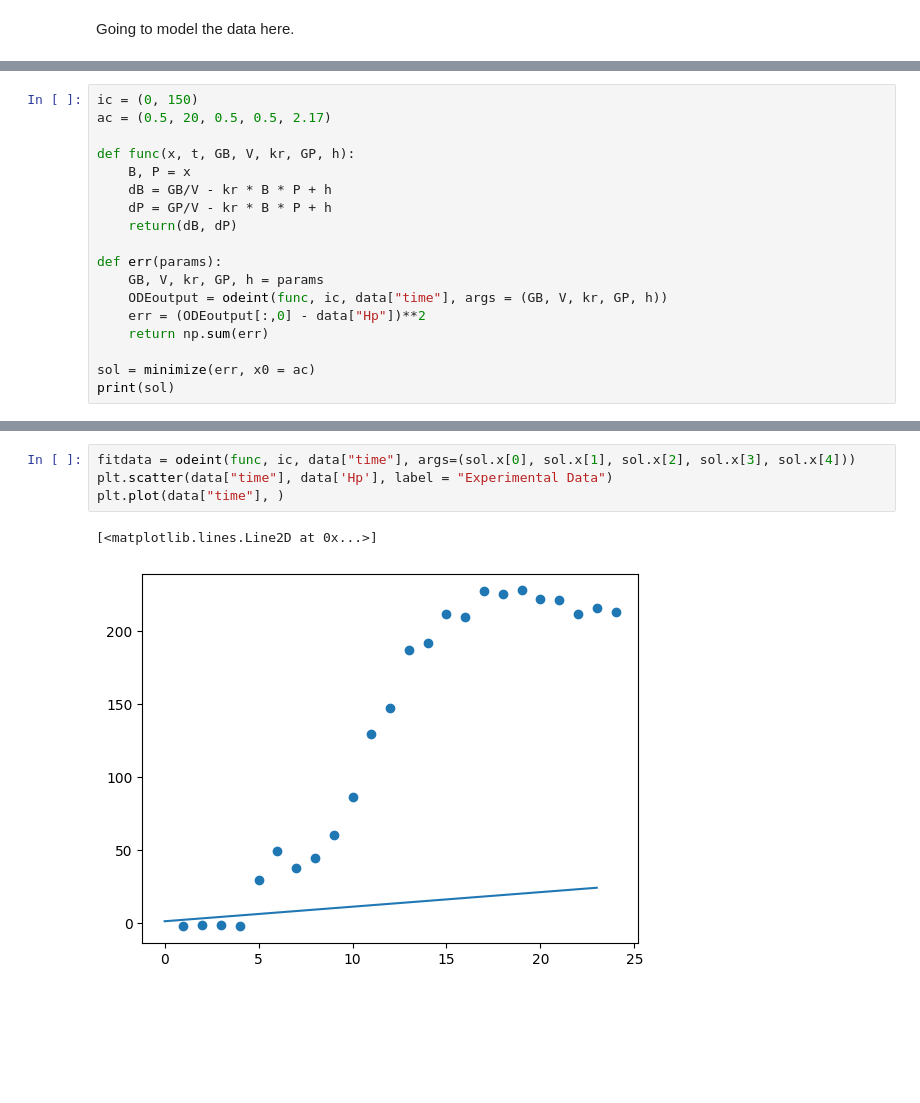
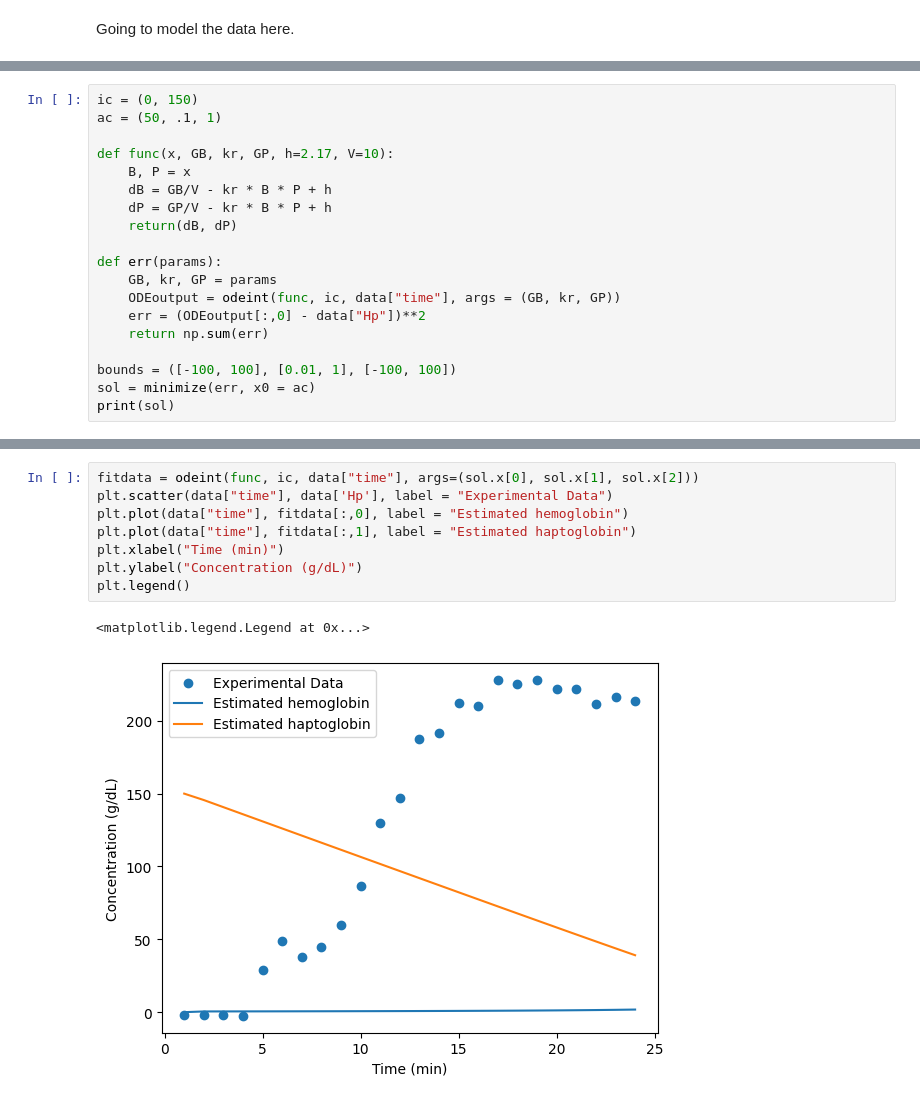
Before and after one commit to mdsnbutler/ChE2410-Project-2, a Jupyter notebook: 2_data_modelling.ipynb, the cells around one changed output, grey strips where cells are left out. Saved outputs shown, nothing was run; the diff lists cells and outputs as text; blank space fills up the shorter version.

```diff
--- a/2_data_modelling.ipynb
+++ b/2_data_modelling.ipynb
@@ -10,20 +12,21 @@ from scipy.optimize import minimize
 data = pd.read_excel('data.xlsx')
 # %%
 ic = (0, 150)
-ac = (0.5, 20, 0.5, 0.5, 2.17)
+ac = (50, .1, 1)
 
-def func(x, t, GB, V, kr, GP, h):
+def func(x, GB, kr, GP, h=2.17, V=10):
     B, P = x
     dB = GB/V - kr * B * P + h
     dP = GP/V - kr * B * P + h
     return(dB, dP)
 
 def err(params):
-    GB, V, kr, GP, h = params
-    ODEoutput = odeint(func, ic, data["time"], args = (GB, V, kr, GP, h))
+    GB, kr, GP = params
+    ODEoutput = odeint(func, ic, data["time"], args = (GB, kr, GP))
     err = (ODEoutput[:,0] - data["Hp"])**2
     return np.sum(err)
 
+bounds = ([-100, 100], [0.01, 1], [-100, 100])
 sol = minimize(err, x0 = ac)
 print(sol)
 # %% [output]
@@ -45,7 +61,11 @@ print(sol)
 # %%
-fitdata = odeint(func, ic, data["time"], args=(sol.x[0], sol.x[1], sol.x[2], sol.x[3], sol.x[4]))
+fitdata = odeint(func, ic, data["time"], args=(sol.x[0], sol.x[1], sol.x[2]))
 plt.scatter(data["time"], data['Hp'], label = "Experimental Data")
-plt.plot(data["time"], )
+plt.plot(data["time"], fitdata[:,0], label = "Estimated hemoglobin")
+plt.plot(data["time"], fitdata[:,1], label = "Estimated haptoglobin")
+plt.xlabel("Time (min)")
+plt.ylabel("Concentration (g/dL)")
+plt.legend()
 # %% [output]
-[<matplotlib.lines.Line2D at 0x...>]
+<matplotlib.legend.Legend at 0x...>
-[figure, old version]
+[figure, new version]
```
Also changed, not shown: parts of 3 cells of this notebook.
